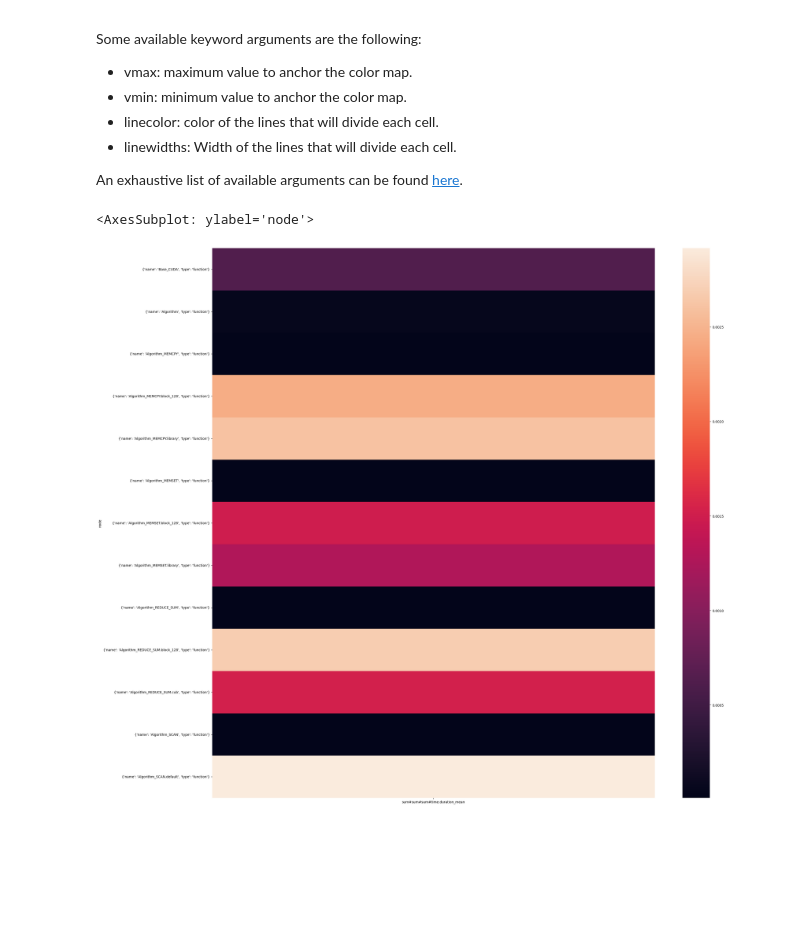
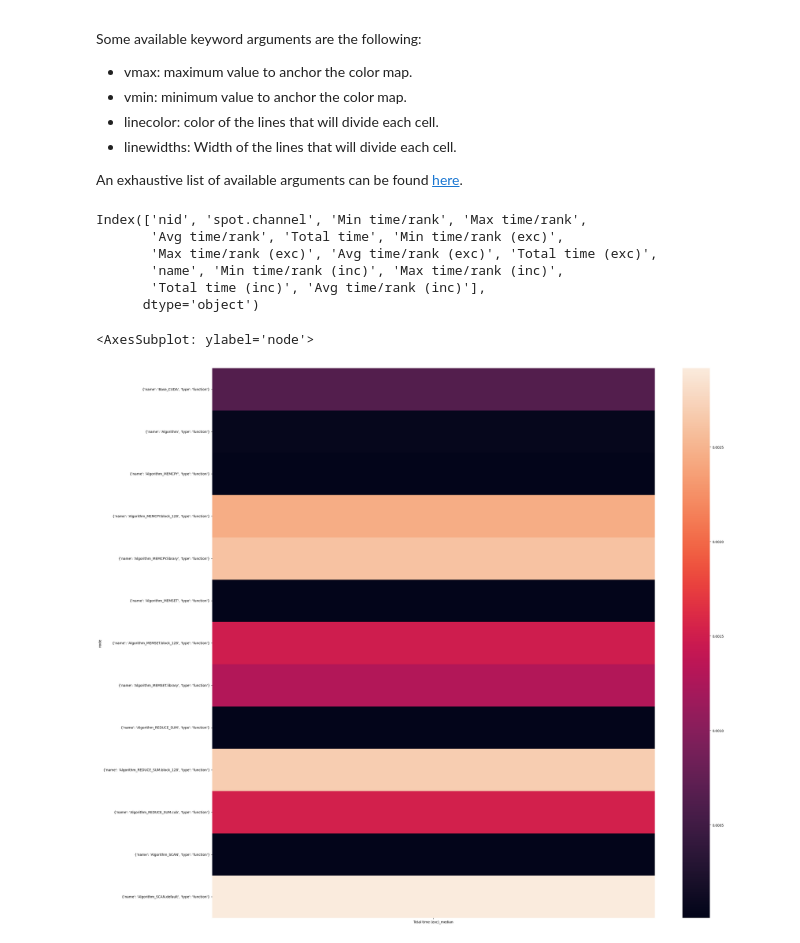
Before and after one commit to LLNL/thicket, a Jupyter notebook: docs/thicket_tutorial.ipynb, the cells around one changed output. Drawn from its saved outputs; the diff is of its cells as text; code cells hidden in the pictures; blank space fills up the shorter version.

Commit message:
add preliminary RTD for thicket

```diff
--- a/docs/thicket_tutorial.ipynb
+++ b/docs/thicket_tutorial.ipynb
@@ -290,14 +307,21 @@ In the example below, we use a thicket query that only select the parents and ch
 # %%
-alg_query = ht.QueryMatcher().match("*").rel(
-    ".", lambda row: row["name"].apply(
+alg_query_ex1 = (
+    ht.QueryMatcher()
+    .match("*")
+    .rel(
+        ".",
+        lambda row: row["name"].apply(
         lambda x: re.match(
             r"Algorithm.*", x
         )
         is not None).all()
+    )
 )
-th_algorithm = th_lassen.query(alg_query)
-tt.calc_average(th_algorithm, columns=['sum#sum#sum#time.duration'])
-print(th_algorithm.statsframe.tree('sum#sum#sum#time.duration_median'))
+
+# applying the query on the lassen thicket
+th_algorithm_ex1 = th_lassen.query(alg_query_ex1)
+tt.median(th_algorithm_ex1, columns=['Total time (exc)'])
+print(th_algorithm_ex1.statsframe.tree('Total time (exc)_median'))
 # %% [output]
     __          __       __         __
    / /_  ____ _/ /______/ /_  ___  / /_
@@ -350,9 +418,19 @@ Some available keyword arguments are the following:
 * linewidths: Width of the lines that will divide each cell.
 
 An exhaustive list of available arguments can be found [here](https://seaborn.pydata.org/generated/seaborn.heatmap.html).
+# %%
+th_algorithm_ex1.dataframe.columns
+# %% [output]
+Index(['nid', 'spot.channel', 'Min time/rank', 'Max time/rank',
+       'Avg time/rank', 'Total time', 'Min time/rank (exc)',
+       'Max time/rank (exc)', 'Avg time/rank (exc)', 'Total time (exc)',
+       'name', 'Min time/rank (inc)', 'Max time/rank (inc)',
+       'Total time (inc)', 'Avg time/rank (inc)'],
+      dtype='object')
 # %%
 plt.figure(figsize = (30,30))
-tt.display_heatmap(th_algorithm,columns = ["sum#sum#sum#time.duration_mean"])
+metrics = ["Total time (exc)_median"]
+tt.display_heatmap(th_algorithm_ex1, columns=metrics)
 # %% [output]
 <AxesSubplot: ylabel='node'>
-[figure, old version]
+[figure, new version]
```
Also changed, not shown: parts of 30 cells of this notebook, 2 other files.
